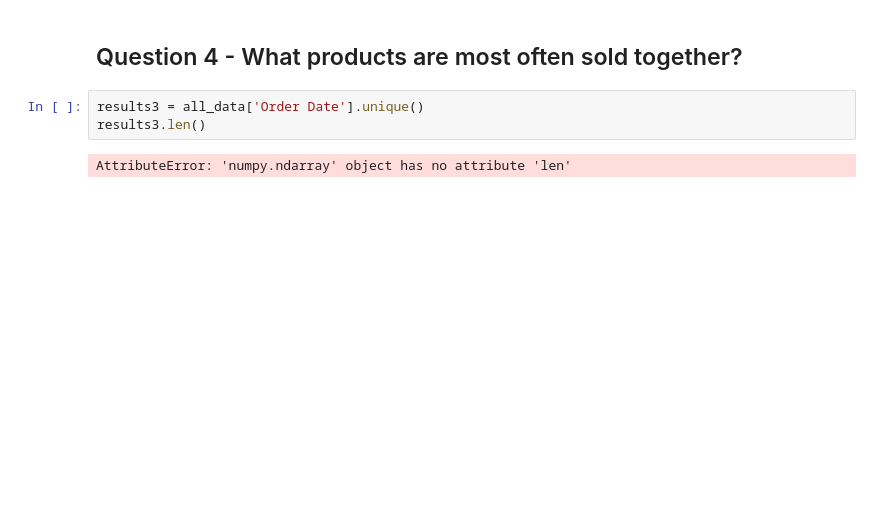
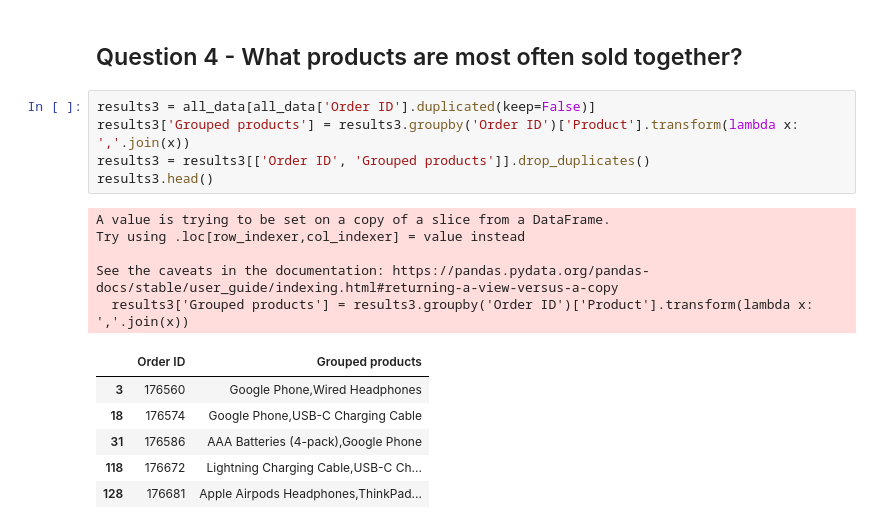
Before and after one commit to ns-m/data_analysis, a Jupyter notebook: OtherModule/Pandas-Data-Science-Tasks/SalesAnalysis/My_SalesAnalysis.ipynb, the cells around one changed output. Saved outputs shown, nothing was run; the diff lists cells and outputs as text; blank space fills up the shorter version.

```diff
--- a/OtherModule/Pandas-Data-Science-Tasks/SalesAnalysis/My_SalesAnalysis.ipynb
+++ b/OtherModule/Pandas-Data-Science-Tasks/SalesAnalysis/My_SalesAnalysis.ipynb
@@ -264,7 +255,19 @@ plt.show()
 # %% [markdown]
 ## Question 4 - What products are most often sold together?
-# %%
-results3 = all_data['Order Date'].unique()
-results3.len()
-# %% [output]
-AttributeError: 'numpy.ndarray' object has no attribute 'len'
+# %%
+results3 = all_data[all_data['Order ID'].duplicated(keep=False)]
+results3['Grouped products'] = results3.groupby('Order ID')['Product'].transform(lambda x: ','.join(x))
+results3 = results3[['Order ID', 'Grouped products']].drop_duplicates()
+results3.head()
+# %% [output]
+A value is trying to be set on a copy of a slice from a DataFrame.
+Try using .loc[row_indexer,col_indexer] = value instead
+
+See the caveats in the documentation: https://pandas.pydata.org/pandas-docs/stable/user_guide/indexing.html#returning-a-view-versus-a-copy
+  results3['Grouped products'] = results3.groupby('Order ID')['Product'].transform(lambda x: ','.join(x))
+|  | Order ID | Grouped products |
+| 3 | 176560 | Google Phone,Wired Headphones |
+| 18 | 176574 | Google Phone,USB-C Charging Cable |
+| 31 | 176586 | AAA Batteries (4-pack),Google Phone |
+| 118 | 176672 | Lightning Charging Cable,USB-C Ch... |
+| 128 | 176681 | Apple Airpods Headphones,ThinkPad... |
```
Also changed, not shown: parts of 16 cells of this notebook, 1 other file.
